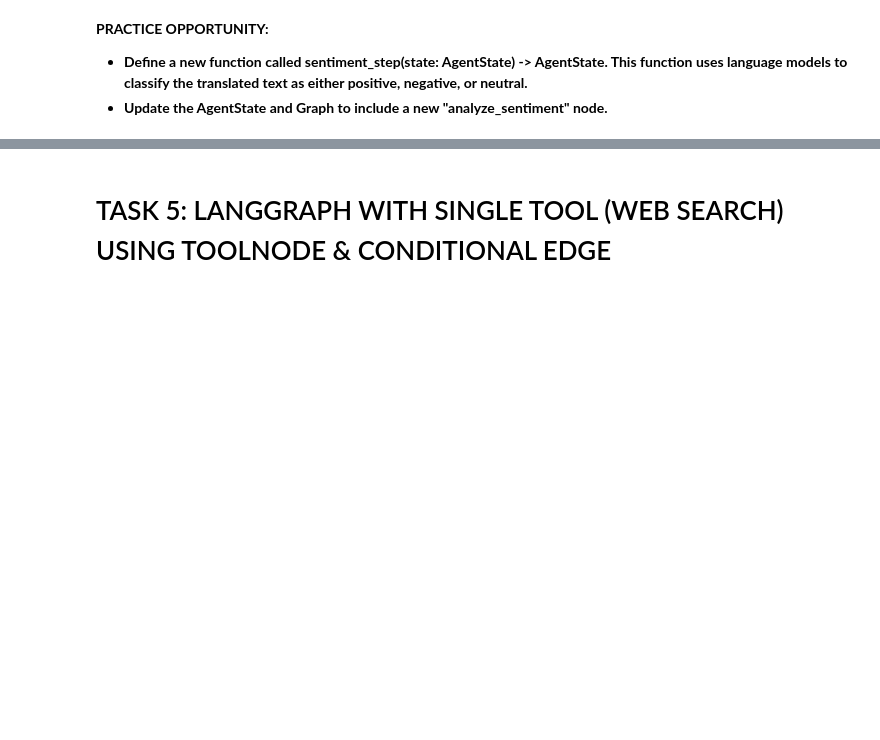
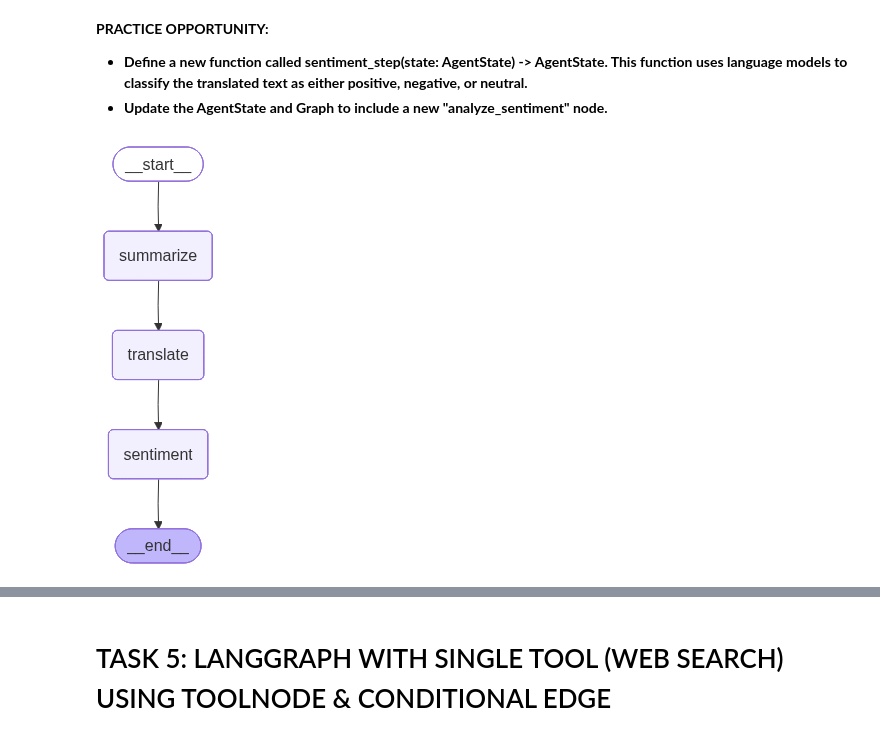
Before and after one commit to DANS03/AiAgents, a Jupyter notebook: Module 5 - LangGraph/Build Agentic AI Workflows Using LangGraph.ipynb, the cells around one changed output, grey strips where cells are left out. Drawn from its saved outputs; the diff is of its cells as text; code cells hidden in the pictures; blank space fills up the shorter version.

Commit message:
Creating a LangGraph workflow with agents

```diff
--- a/Module 5 - LangGraph/Build Agentic AI Workflows Using LangGraph.ipynb
+++ b/Module 5 - LangGraph/Build Agentic AI Workflows Using LangGraph.ipynb
@@ -163,3 +168,22 @@ print(summary)
 "The internet is a global network that connects millions of computers and devices, allowing people to share information, communicate, and access services from anywhere in the world. It works by transmitting data through a complex system of servers, cables, and wireless signals. The internet has transformed how we live, work, and learn—making it easy to search for knowledge, shop online, stream videos, use social media, and stay in touch with others. It continues to evolve, shaping nearly every aspect of modern life."
 
 - **Rerun the workflow and assess the output**
+# %%
+
+sample_text = "The internet is a global network that connects millions of computers and devices, allowing people to share information, communicate, and access services from anywhere in the world. It works by transmitting data through a complex system of servers, cables, and wireless signals. The internet has transformed how we live, work, and learn—making it easy to search for knowledge, shop online, stream videos, use social media, and stay in touch with others. It continues to evolve, shaping nearly every aspect of modern life."
+
+# Let's compile the graph
+graph = workflow.compile()
+
+# Set up the initial state with the input text
+initial_state = {
+        "input_text": sample_text,
+        "summary": ""}
+
+# Run the graph
+result = graph.invoke(initial_state)
+
+# Get the summary from the result
+summary = result["summary"]
+# Print the result
+print(summary)
@@ -239,3 +273,47 @@ print(translation)
 **PRACTICE OPPORTUNITY:**
 - **Define a new function called sentiment_step(state: AgentState) -> AgentState. This function uses language models to classify the translated text as either positive, negative, or neutral.**
 - **Update the AgentState and Graph to include a new "analyze_sentiment" node.**
+# %%
+class AgentState(TypedDict):
+    input_text: str
+    summary: str
+    translated_summary: str
+    sentiment: str
+
+
+def sentiment_step(state: AgentState) -> AgentState:
+    """Analyze sentiment of the summary"""
+
+    # Initialize the OpenAI model and define the prompt
+    llm = ChatOpenAI(model = "gpt-4o-mini")
+    prompt = f"Please analyze the sentiment of the following text: {state['summary']}"
+
+    # Get the summary directly from the model
+    result = llm.invoke([prompt])
+
+    # Update the state with our summary
+    return {
+        "input_text": state["input_text"],  # Keep the original text
+        "summary": state["summary"],  # Add the summary
+        "translated_summary": state["translated_summary"],  # Keep the translated summary
+        "sentiment": result.content  # Add the sentiment analysis
+    }
+
+
+# Let's define a stategraph with the "AgentState" we defined earlier
+workflow = StateGraph(AgentState)
+
+# Let's add a node, which is the summarize function we defined before
+workflow.add_node("summarize", summarize_step)
+
+# Let's define Edges, which define how data flows between nodes
+workflow.add_edge("summarize", "translate")
+workflow.add_edge("translate", "sentiment")
+
+workflow.add_node("translate", translate_step)
+workflow.add_node("sentiment", sentiment_step)
+
+workflow.set_entry_point("summarize")
+workflow.compile()
+# %% [output]
+[figure, added]
```
Also changed, not shown: parts of 14 cells of this notebook.
